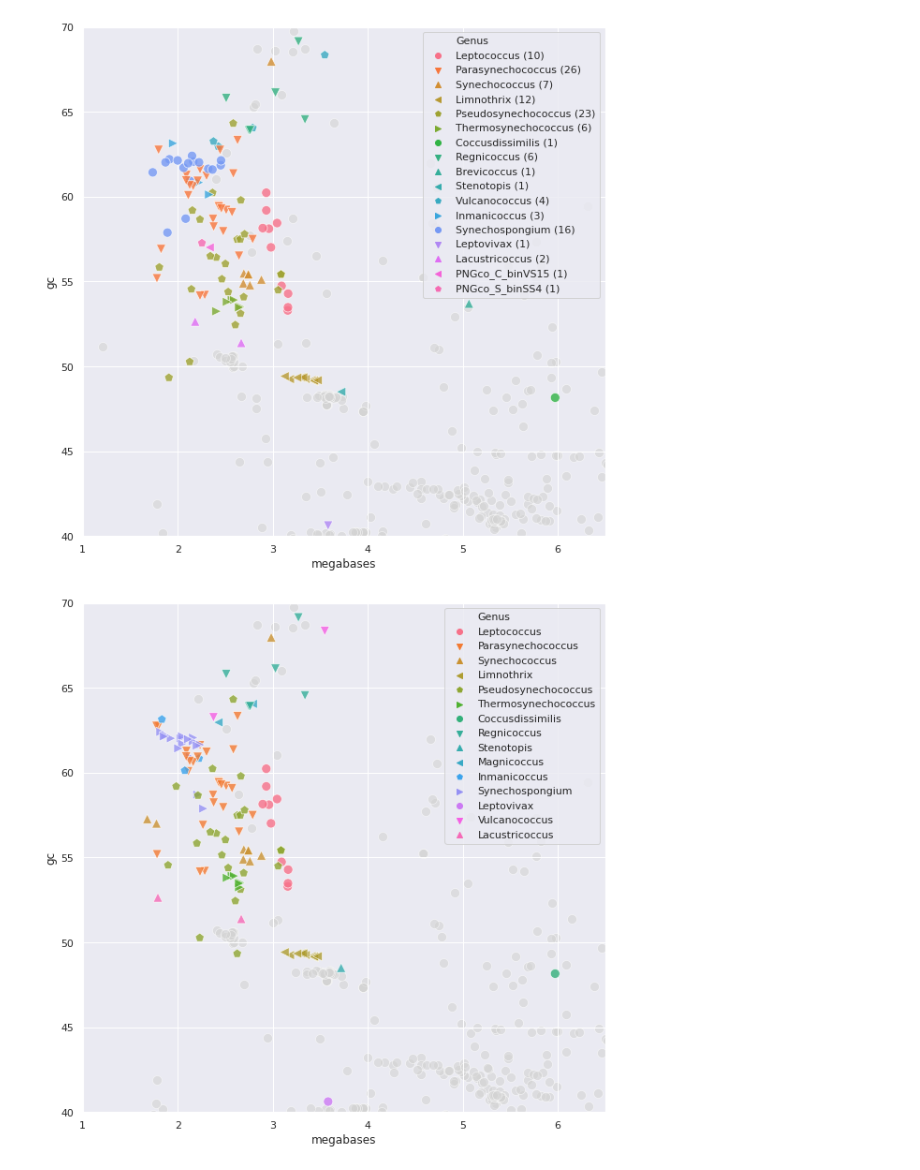
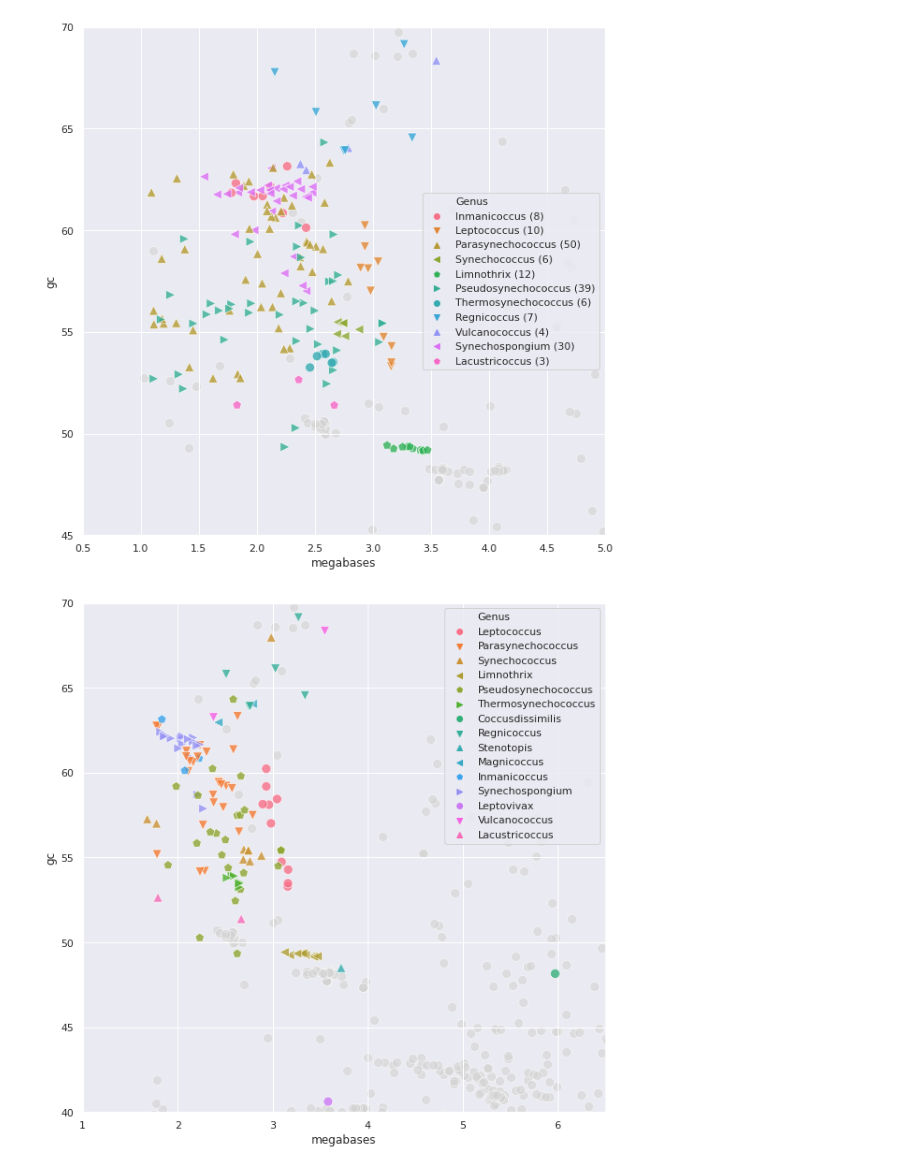
Before and after one commit to vinisalazar/SynechococcusGT, a Jupyter notebook: code/gc_size.ipynb, the cells around one changed output. Cells and saved outputs as stored; diff of their text form; code cells hidden in the pictures.

```diff
--- a/code/gc_size.ipynb
+++ b/code/gc_size.ipynb
@@ -65,35 +66,38 @@ def main(data, figsize=(15,15), axis_lim=((1,7), (30,70)), **kwargs):
         sns.scatterplot(x='megabases', y='gc', data=kwargs['data_'],
                         color='lightgray', alpha=0.6, s=100, ax=ax0, zorder=0)
 
+    if 'legend_pos' in kwargs.keys():
+        plt.legend(loc=kwargs['legend_pos'])
+
     if 'save' in kwargs.keys():
         plt.savefig(kwargs['save'], dpi=600)
 
     plt.show()
 # %%
 # Our draft
-df_ = df[df['quality_filter'] & (df['checkm_completeness'] > 85)].copy()
+df_ = df[df['quality_filter']].copy()
 
 df_['no_genus'] = df_.groupby('new_genus')[
     'new_genus'].transform('count').map(int, na_action="ignore")
 
 data = df_[(df_['is_synecho']) &
            ~(df_['new_genus'].isin(("GCA", "PCC-7336"))) &
-           (df_['no_genus'] > 0)].copy()
+           (df_['no_genus'] > 1)].copy()
 data_ = df_[~df_['is_synecho']].copy()
 
 models = []
 
 for dataframe in (data, data_):
     model = linregress(dataframe['checkm_completeness'], dataframe['megabases'])
     models.append(model)
     dataframe['megabases'] = dataframe.apply(lambda row: model.intercept +
                                    model.slope * row['checkm_completeness'] if
                                    row['checkm_completeness'] < 95 else row['megabases'], axis=1)
 
-main(data=data, data_=data_, figsize=(10,10), axis_lim=((1,6.5), (40, 70)),
-     save="../data/plots/gc_size/gc_size_adjusted.png")
+main(data=data, data_=data_, figsize=(10,10), axis_lim=((0.5,5), (45, 70)), legend_pos='center right',
+     save="../data/plots/gc_size/gc_size_adjusted_no_singletons.png")
 # %% [output]
-[figure, old version]
+[figure, new version]
 # %%
 # Without adjusting genome size to completeness
 df_ = df[df['quality_filter'] & (df['checkm_completeness'] > 85)].copy()
```
Also changed, not shown: parts of 1 cell of this notebook, 2 other files.
